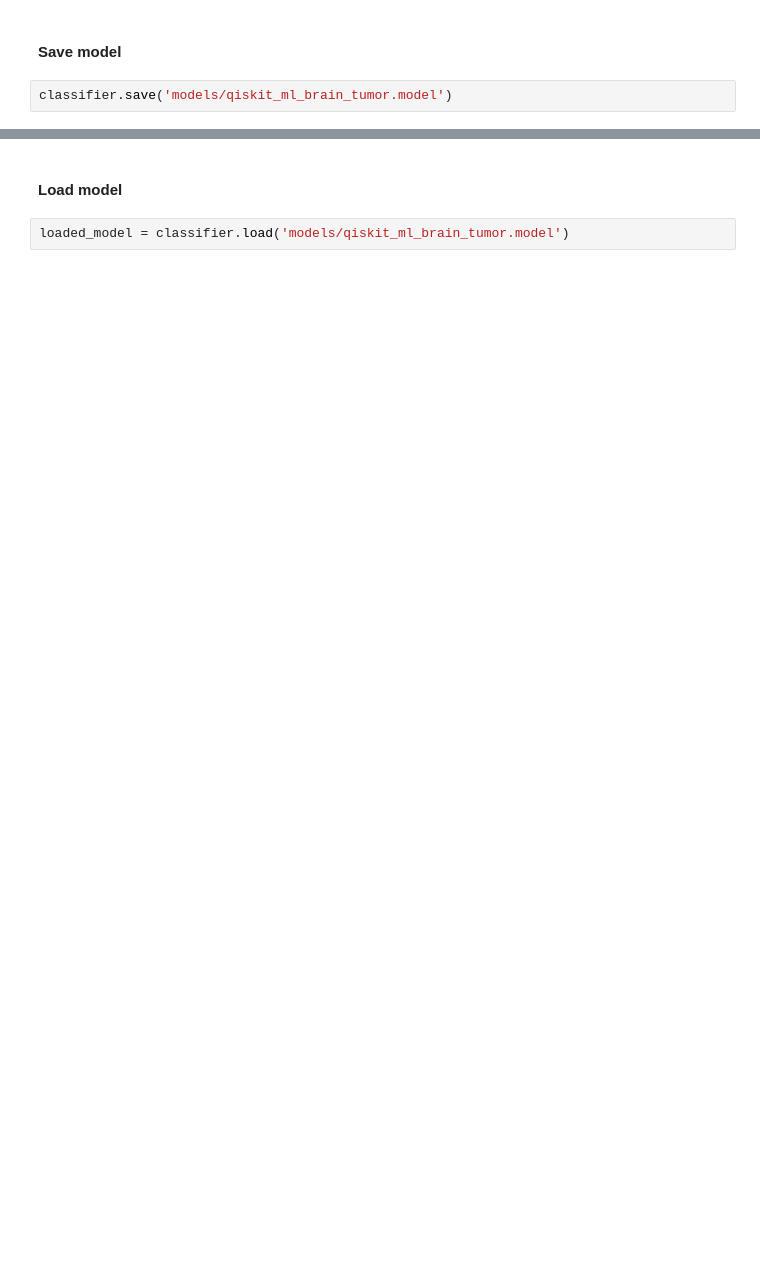
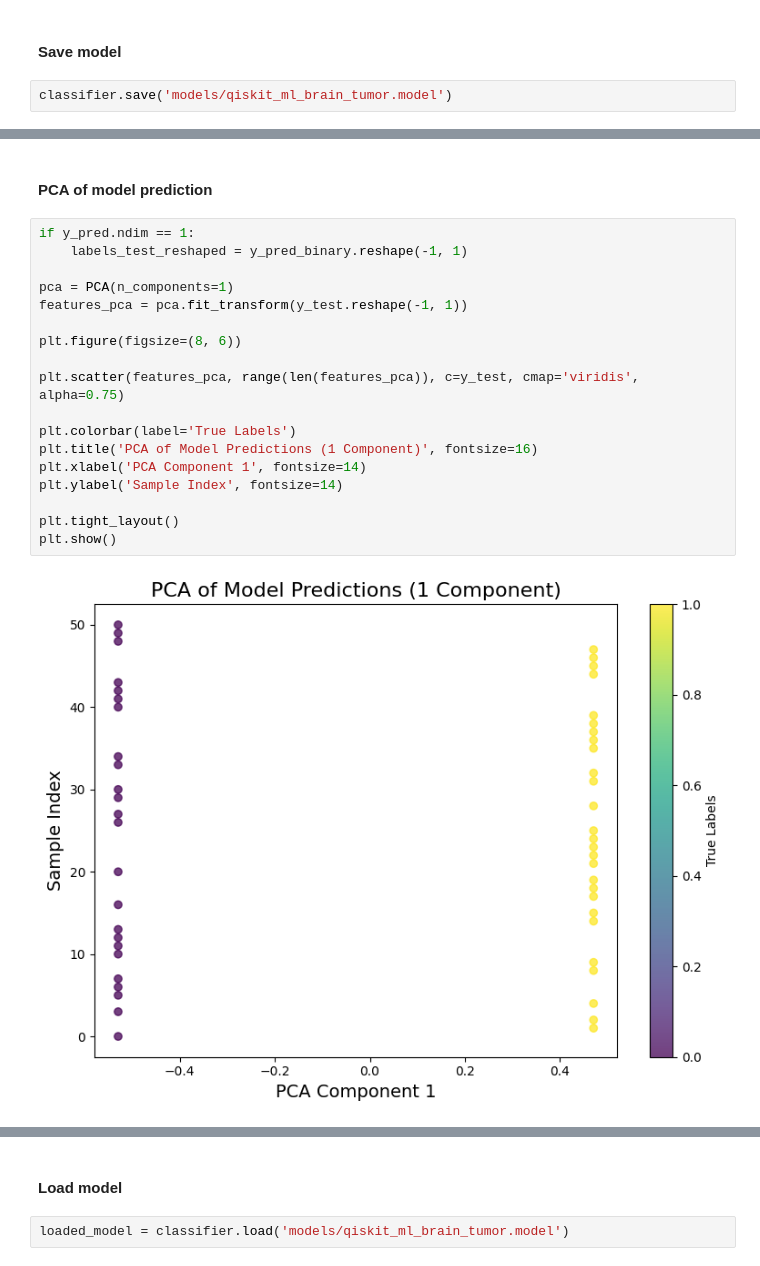
Before and after one commit to ketayon/BRAIN_TUMOR_DETECTION, a Jupyter notebook: qiskit_ml_brain_tumor_detection.ipynb, the cells around one changed output, grey strips where cells are left out. Drawn from its saved outputs; the diff is of its cells as text; blank space fills up the shorter version.

```diff
--- a/qiskit_ml_brain_tumor_detection.ipynb
+++ b/qiskit_ml_brain_tumor_detection.ipynb
@@ -350,0 +420,22 @@ classifier.save('models/qiskit_ml_brain_tumor.model')
+# %% [markdown]
+#### PCA of model prediction
+# %%
+if y_pred.ndim == 1:
+    labels_test_reshaped = y_pred_binary.reshape(-1, 1)
+
+pca = PCA(n_components=1)
+features_pca = pca.fit_transform(y_test.reshape(-1, 1))
+
+plt.figure(figsize=(8, 6))
+
+plt.scatter(features_pca, range(len(features_pca)), c=y_test, cmap='viridis', alpha=0.75)
+
+plt.colorbar(label='True Labels')
+plt.title('PCA of Model Predictions (1 Component)', fontsize=16)
+plt.xlabel('PCA Component 1', fontsize=14)
+plt.ylabel('Sample Index', fontsize=14)
+
+plt.tight_layout()
+plt.show()
+# %% [output]
+[figure, added]
```
Also changed, not shown: parts of 13 cells of this notebook, 21 other files.
